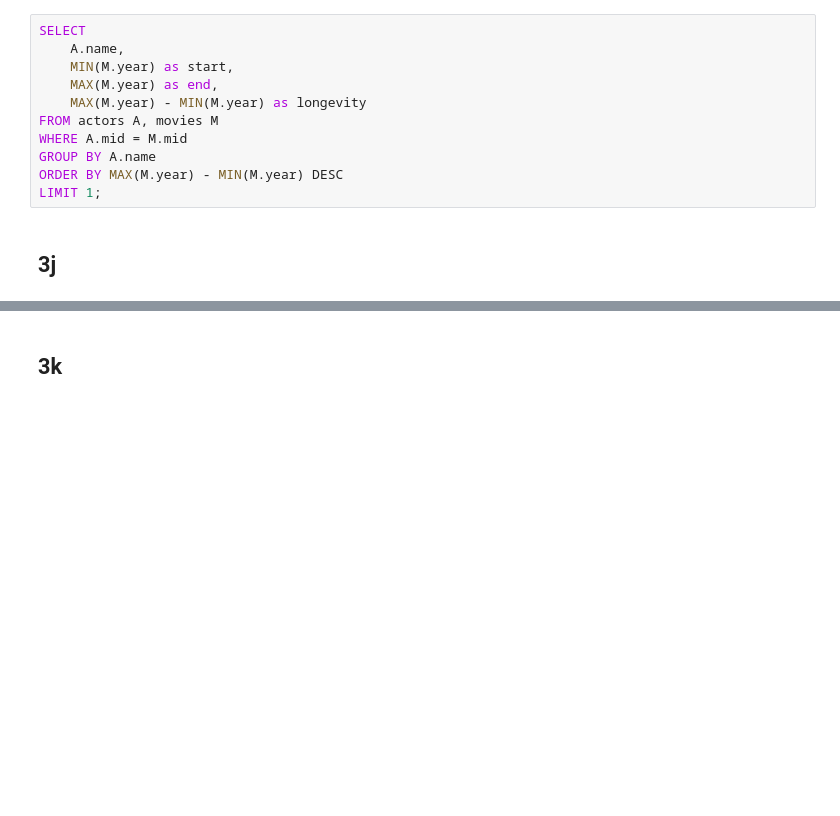
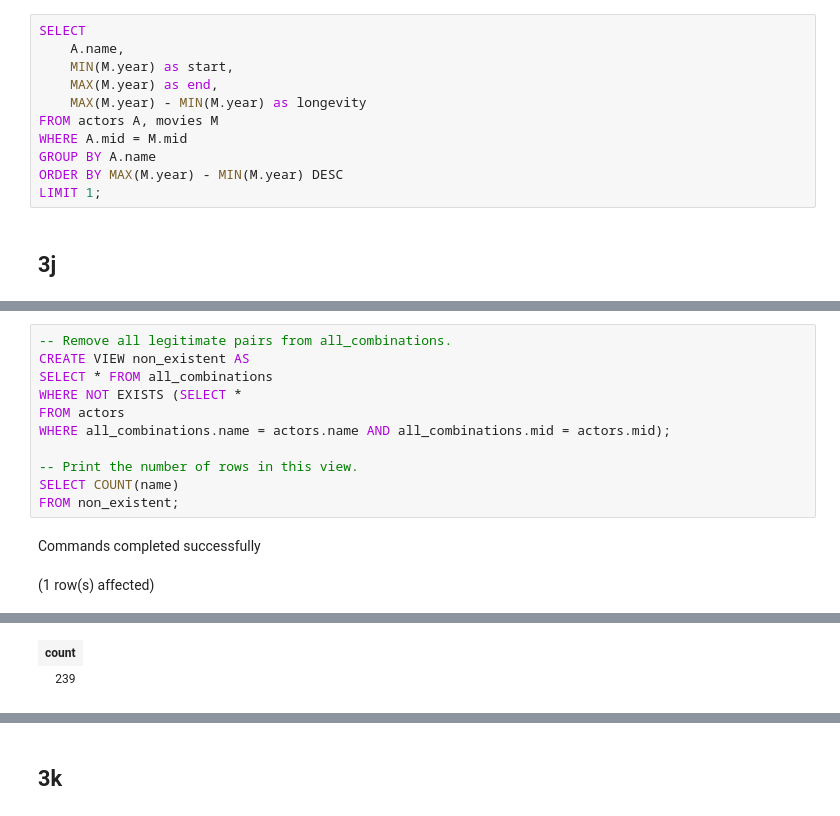
Before and after one commit to po-trottier/concordia-data-systems, a Jupyter notebook: Phase1/project_notebook.ipynb, the cells around one changed output, grey strips where cells are left out. Cells and saved outputs as stored; diff of their text form; blank space fills up the shorter version.

```diff
--- a/Phase1/project_notebook.ipynb
+++ b/Phase1/project_notebook.ipynb
@@ -396,0 +423,14 @@ WHERE mid IN (SELECT mid FROM actors
+# %%
+-- Remove all legitimate pairs from all_combinations.
+CREATE VIEW non_existent AS
+SELECT * FROM all_combinations
+WHERE NOT EXISTS (SELECT *
+FROM actors
+WHERE all_combinations.name = actors.name AND all_combinations.mid = actors.mid);
+
+-- Print the number of rows in this view.
+SELECT COUNT(name)
+FROM non_existent;
+# %% [output]
+Commands completed successfully
+(1 row(s) affected)
@@ -396,0 +438,2 @@ WHERE mid IN (SELECT mid FROM actors
+| count |
+| 239 |
```
Also changed, not shown: parts of 5 cells of this notebook.
